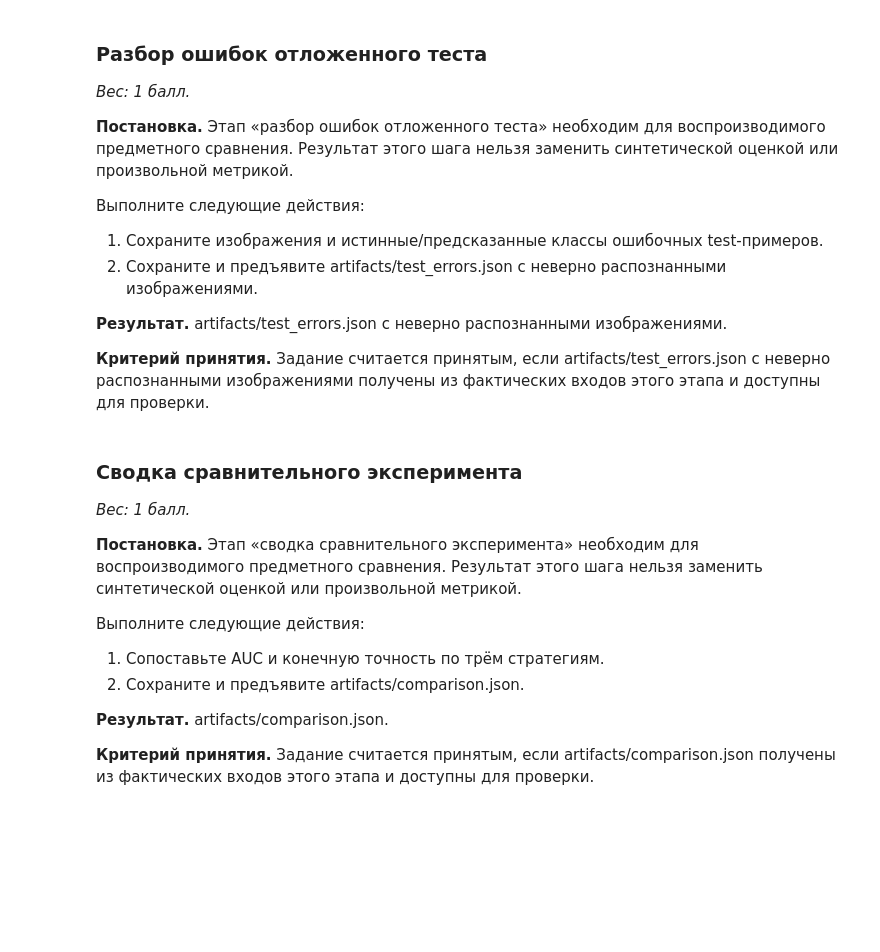
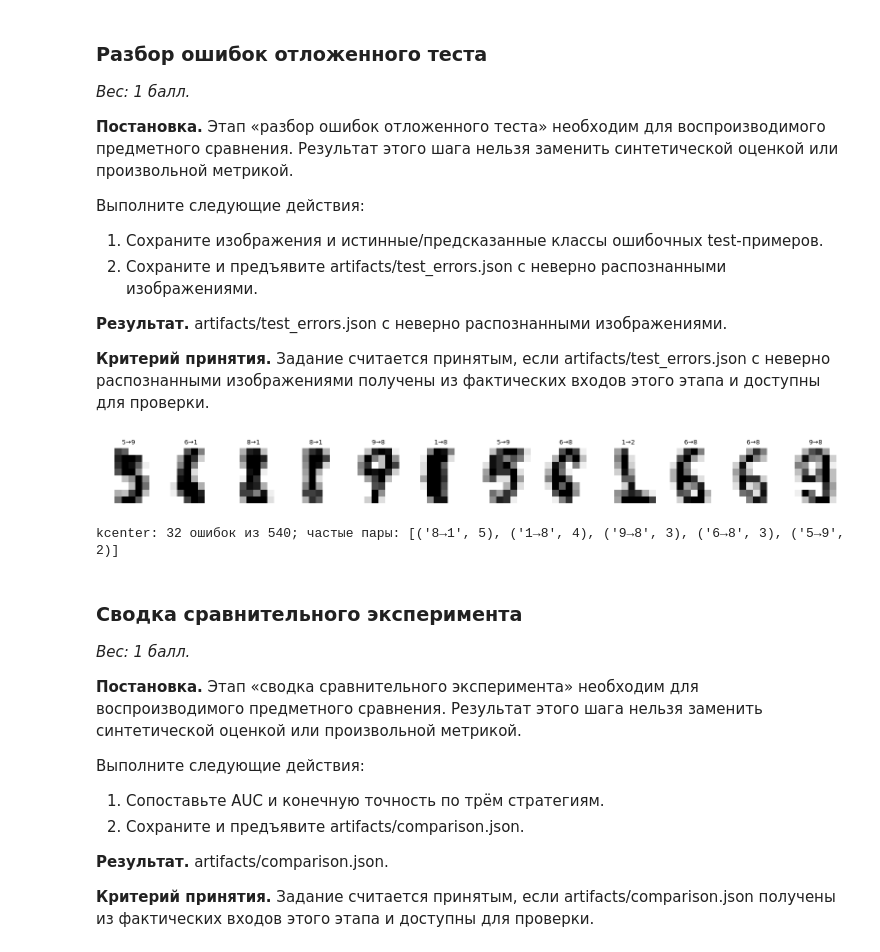
Before and after one commit to Meta1rus/computer_vision_2026, a Jupyter notebook: labs/lab_08_active_learning/student.ipynb, the cells around one changed output. Drawn from its saved outputs; the diff is of its cells as text; code cells hidden in the pictures; blank space fills up the shorter version.

Commit message:
Лаба 8: повторы random, разбор ошибок и сводка

```diff
--- a/labs/lab_08_active_learning/student.ipynb
+++ b/labs/lab_08_active_learning/student.ipynb
@@ -308,6 +308,25 @@ kcenter  AUC=0.8993 final=0.9407
 
 **Критерий принятия.** Задание считается принятым, если результаты random при различных seed получены из фактических входов этого этапа и доступны для проверки.
 # %%
-# Реализуйте это задание по постановке выше.
-# Артефакт: результаты random при различных seed
-raise NotImplementedError("Реализуйте это задание в этой ячейке")
+RANDOM_SEEDS = [0, 1] if FAST_DEV_RUN else list(range(10))
+random_runs = [run("random", seed=SEED + 100 + s) for s in RANDOM_SEEDS]
+rand_auc = [curve_auc(budgets, [t["test_accuracy"] for t in r["trace"]]) for r in random_runs]
+rand_final = [r["trace"][-1]["test_accuracy"] for r in random_runs]
+# чувствительность к начальной выборке: те же стратегии с другим initial (по 2 объекта на класс)
+init_seeds = [0, 1] if FAST_DEV_RUN else list(range(5))
+init_sens = {s: [] for s in STRATEGIES}
+for k in init_seeds:
+    r_ = np.random.RandomState(SEED + 200 + k)
+    init_k = np.concatenate([r_.choice(np.where(y_train == c)[0], INIT_PER_CLASS, replace=False) for c in range(10)])
+    for s in STRATEGIES:
+        res = run(s, seed=SEED + 200 + k, init=init_k)
+        init_sens[s].append(curve_auc([t["n_labeled"] for t in res["trace"]], [t["test_accuracy"] for t in res["trace"]]))
+random_report = {"seeds": [SEED + 100 + s for s in RANDOM_SEEDS], "auc": rand_auc, "final_accuracy": rand_final,
+                 "auc_mean": float(np.mean(rand_auc)), "auc_std": float(np.std(rand_auc)),
+                 "final_mean": float(np.mean(rand_final)), "final_std": float(np.std(rand_final)),
+                 "curves": [[t["test_accuracy"] for t in r["trace"]] for r in random_runs],
+                 "initial_set_sensitivity_auc": {s: {"mean": float(np.mean(v)), "std": float(np.std(v)), "runs": v} for s, v in init_sens.items()}}
+save_json("random_seeds.json", random_report)
+print(f"random по {len(RANDOM_SEEDS)} seed: AUC {random_report['auc_mean']:.4f} ± {random_report['auc_std']:.4f}, "
+      f"final {random_report['final_mean']:.4f} ± {random_report['final_std']:.4f}")
+print("AUC при разных initial:", {s: f"{v['mean']:.4f}±{v['std']:.4f}" for s, v in random_report["initial_set_sensitivity_auc"].items()})
@@ -327,9 +349,26 @@ raise NotImplementedError("Реализуйте это задание в это
 
 **Критерий принятия.** Задание считается принятым, если artifacts/test_errors.json с неверно распознанными изображениями получены из фактических входов этого этапа и доступны для проверки.
 # %%
-# Реализуйте это задание по постановке выше.
-# Артефакт: artifacts/test_errors.json с неверно распознанными изображениями
-raise NotImplementedError("Реализуйте это задание в этой ячейке")
+best_strategy = max(auc, key=lambda s: auc[s]["auc"])
+final = main_runs[best_strategy]["final_model"]
+pred = final.predict(X_test)
+proba = final.predict_proba(X_test)
+wrong = np.where(pred != y_test)[0]
+test_errors = [{"dataset_index": int(test_idx[i]), "true": int(y_test[i]), "pred": int(pred[i]),
+                "confidence": round(float(proba[i].max()), 4), "pixels_8x8": digits.images[test_idx[i]].astype(int).tolist()} for i in wrong]
+save_json("test_errors.json", {"strategy": best_strategy, "n_labeled": budgets[-1], "n_test": len(y_test),
+                                "n_errors": len(wrong), "errors": test_errors})
+cols = min(12, len(wrong))
+if cols:
+    fig, axes = plt.subplots(1, cols, figsize=(1.3 * cols, 1.8))
+    for ax, e in zip(np.atleast_1d(axes), test_errors[:cols]):
+        ax.imshow(np.array(e["pixels_8x8"]), cmap="gray_r"); ax.axis("off"); ax.set_title(f"{e['true']}→{e['pred']}", fontsize=9)
+    fig.tight_layout(); fig.savefig(ARTIFACTS / "test_errors.png", dpi=110); plt.show()
+from collections import Counter
+print(f"{best_strategy}: {len(wrong)} ошибок из {len(y_test)}; частые пары:", Counter(f"{e['true']}→{e['pred']}" for e in test_errors).most_common(5))
+# %% [output]
+[figure, added]
+kcenter: 32 ошибок из 540; частые пары: [('8→1', 5), ('1→8', 4), ('9→8', 3), ('6→8', 3), ('5→9', 2)]
 # %% [markdown]
 ### Сводка сравнительного эксперимента
 
```
Also changed, not shown: parts of 2 cells of this notebook, 4 other files.
